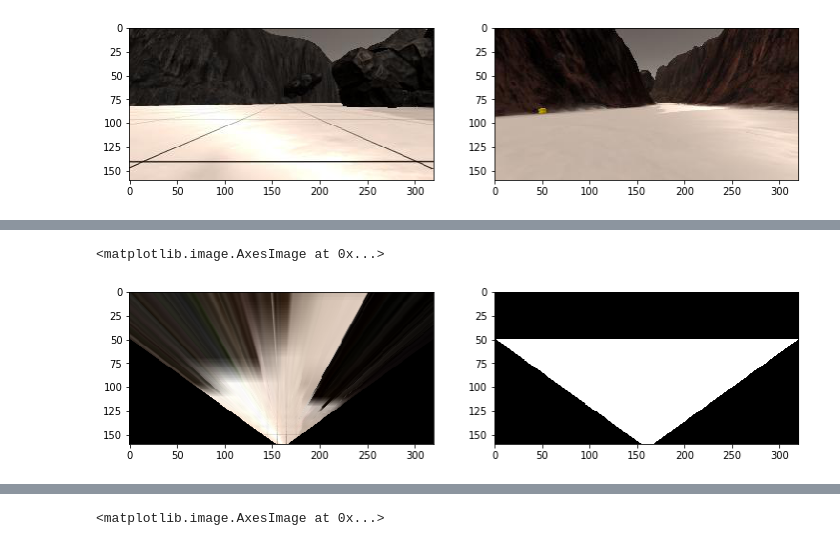
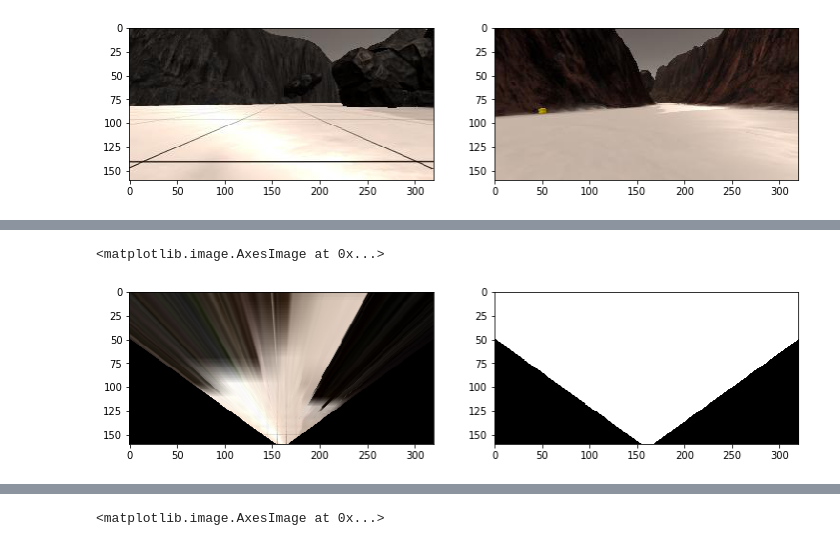
Before and after one commit to mobotyx/Robotic, a Jupyter notebook: code/Rover_Project_Notebook.ipynb, the cells around one changed output, grey strips where cells are left out. Cells and saved outputs as stored; diff of their text form; code cells hidden in the pictures.

```diff
--- a/code/Rover_Project_Notebook.ipynb
+++ b/code/Rover_Project_Notebook.ipynb
@@ -84,7 +96,6 @@ def perspect_transform(img, src, dst):
     warped = cv2.warpPerspective(img, M, (img.shape[1], img.shape[0]))# keep same size as input image
     mask0   = cv2.warpPerspective(np.ones_like(img[:,:,0]), M, (img.shape[1], img.shape[0]))
     mask =  np.array(mask0, copy=True)
-    mask[0:50,:] = 0
     # there is other ways to do this : mask for field of view of camera
     return warped, mask
 
@@ -103,15 +114,15 @@
                   [image.shape[1]/2 + dst_size, image.shape[0] - bottom_offset],
                   [image.shape[1]/2 + dst_size, image.shape[0] - 2*dst_size - bottom_offset],
                   [image.shape[1]/2 - dst_size, image.shape[0] - 2*dst_size - bottom_offset],
                   ])
 warped, mask = perspect_transform(grid_img, source, destination)
 fig = plt.figure(figsize=(12,3))
 plt.subplot(121)
 plt.imshow(warped)
 plt.subplot(122)
 plt.imshow(mask, cmap='gray')
 
 #scipy.misc.imsave('../output/warped_example.jpg', warped)
 # %% [output]
 <matplotlib.image.AxesImage at 0x...>
-[figure, old version]
+[figure, new version]
```
Also changed, not shown: parts of 21 cells of this notebook, 1 other file.
